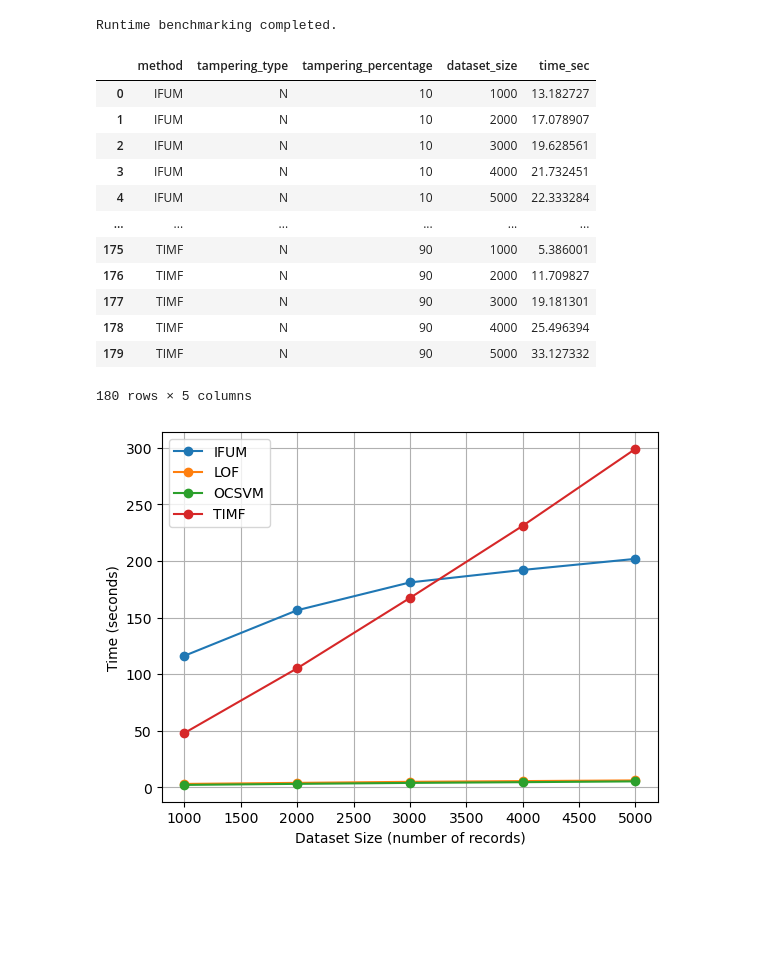
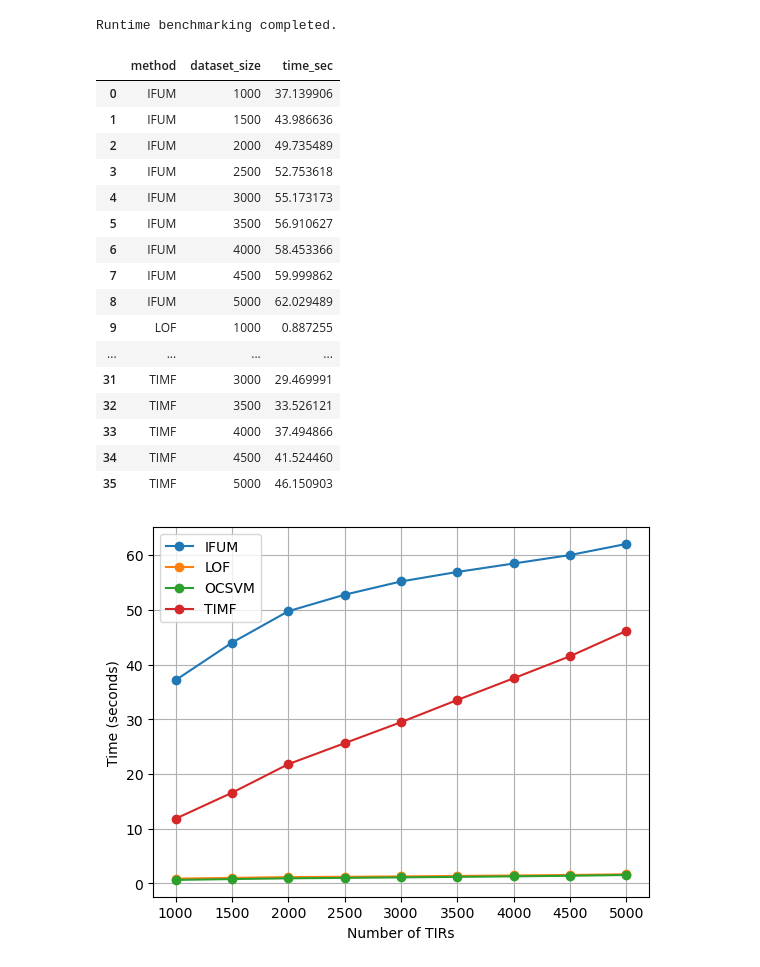
Before and after one commit to thilina-thilakarathna/toit_revamp, a Jupyter notebook: experiment_2.ipynb, the cells around one changed output. Drawn from its saved outputs; the diff is of its cells as text; code cells hidden in the pictures; blank space fills up the shorter version.

```diff
--- a/experiment_2.ipynb
+++ b/experiment_2.ipynb
@@ -16,10 +16,10 @@ timf = TIMF(data_service)
 data = evaluation_data.get_data()
 
 
-tampering_percentages = list(range(10, 100, 10))
+tampering_percentages = list(range(50, 60, 30))
 
-# tampering_types = ["N", "K", "S"]  # Naive, Knowledgeable, Sophisticated
-tampering_types = ["N"]
+tampering_types = ["N", "K", "S"]  # Naive, Knowledgeable, Sophisticated
+# tampering_types = ["N"]
 
 results = []
 
@@ -61,7 +61,7 @@ import numpy as np
 # CONFIGURATION
 # =====================================================
 
-STEP_SIZE = 1000
+STEP_SIZE = 500
 MAX_SIZE = len(data)
 
 data_sizes = list(range(1000, MAX_SIZE + 1, STEP_SIZE))
@@ -186,6 +186,7 @@ for data_size in data_sizes:
                 # -------- Set TIMF data --------
                 data_service.set_local_data(spa_tampered_df.copy())
                 data_service.set_remote_data(remaining_df.copy())
+                data_service.set_correct_data(remaining_df.copy())
 
                 # =====================================================
                 # TRUST ASSESSMENT + RUNTIME MEASUREMENT
@@ -302,7 +303,7 @@ runtime_df = pd.DataFrame(runtime_results)
 # Optional: aggregate mean runtime per size & method
 runtime_summary = (
     runtime_df
-    .groupby(['method','tampering_type','tampering_percentage','dataset_size'])['time_sec']
+    .groupby(['method','dataset_size'])['time_sec']
     .sum()
     .reset_index()
 )
@@ -313,33 +314,37 @@ Runtime benchmarking completed.
 # %%
 runtime_summary
 # %% [output]
-|  | method | tampering_type | tampering_percentage | dataset_size | time_sec |
-| 0 | IFUM | N | 10 | 1000 | 13.182727 |
-| 1 | IFUM | N | 10 | 2000 | 17.078907 |
-| 2 | IFUM | N | 10 | 3000 | 19.628561 |
-| 3 | IFUM | N | 10 | 4000 | 21.732451 |
-| 4 | IFUM | N | 10 | 5000 | 22.333284 |
-| ... | ... | ... | ... | ... | ... |
-| 175 | TIMF | N | 90 | 1000 | 5.386001 |
-| 176 | TIMF | N | 90 | 2000 | 11.709827 |
-| 177 | TIMF | N | 90 | 3000 | 19.181301 |
-| 178 | TIMF | N | 90 | 4000 | 25.496394 |
-| 179 | TIMF | N | 90 | 5000 | 33.127332 |
+|  | method | dataset_size | time_sec |
+| 0 | IFUM | 1000 | 37.139906 |
+| 1 | IFUM | 1500 | 43.986636 |
+| 2 | IFUM | 2000 | 49.735489 |
+| 3 | IFUM | 2500 | 52.753618 |
+| 4 | IFUM | 3000 | 55.173173 |
+| 5 | IFUM | 3500 | 56.910627 |
+| 6 | IFUM | 4000 | 58.453366 |
+| 7 | IFUM | 4500 | 59.999862 |
+| 8 | IFUM | 5000 | 62.029489 |
+| 9 | LOF | 1000 | 0.887255 |
+| ... | ... | ... | ... |
+| 31 | TIMF | 3000 | 29.469991 |
+| 32 | TIMF | 3500 | 33.526121 |
+| 33 | TIMF | 4000 | 37.494866 |
+| 34 | TIMF | 4500 | 41.524460 |
+| 35 | TIMF | 5000 | 46.150903 |
-180 rows × 5 columns
 # %%
 import matplotlib.pyplot as plt
 
 plt.figure()
 
 for method in runtime_summary["method"].unique():
     subset = runtime_summary[runtime_summary["method"] == method]
     plt.plot(subset["dataset_size"], subset["time_sec"],
              marker='o', label=method)
 
-plt.xlabel("Dataset Size (number of records)")
+plt.xlabel("Number of TIRs")
 plt.ylabel("Time (seconds)")
 plt.legend()
 plt.grid(True)
 plt.show()
 # %% [output]
-[figure, old version]
+[figure, new version]
```
Also changed, not shown: parts of 2 cells of this notebook, 42 other files.
